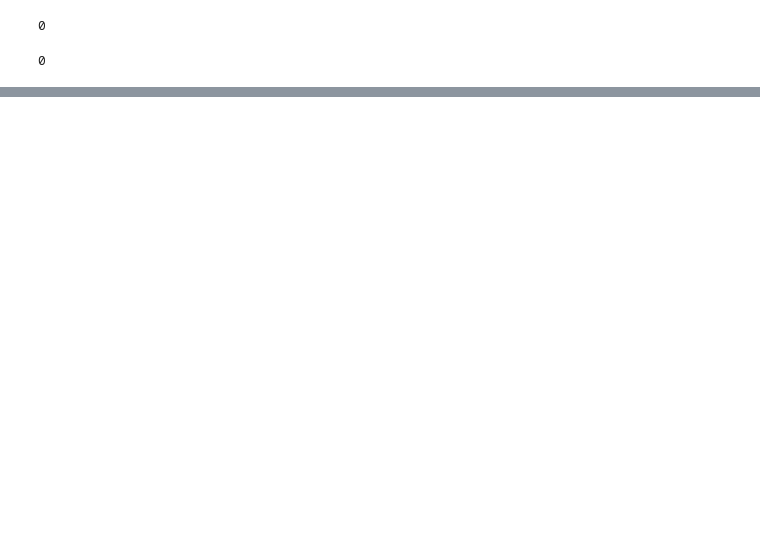
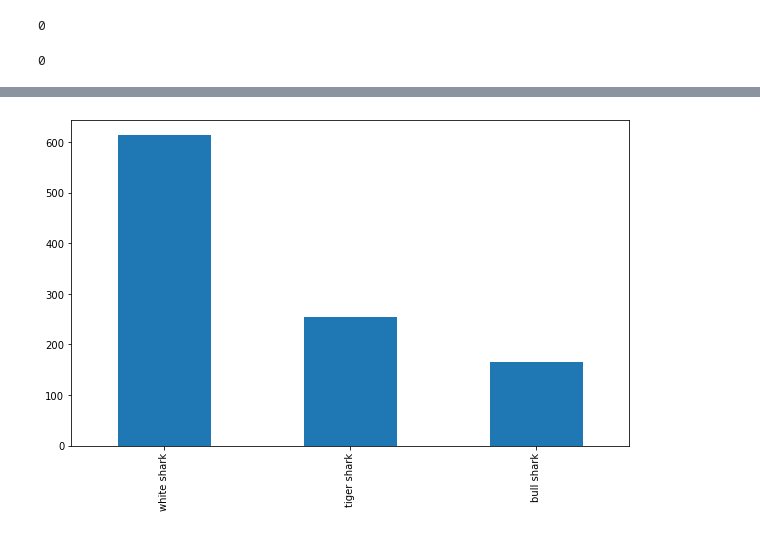
Before and after one commit to SergioSuarezgh/BabyShark_Sergio, a Jupyter notebook: revision.ipynb, the cells around one changed output, grey strips where cells are left out. Cells and saved outputs as stored; diff of their text form; code cells hidden in the pictures; blank space fills up the shorter version.

```diff
--- a/revision.ipynb
+++ b/revision.ipynb
@@ -726,0 +935,4 @@ sharkv5.originalorder.fillna(value='unkwnow', inplace=True)
+# %%
+sharkv7=sharkv6.copy()
+
+sharkv7=sharkv7.query('date>1846 or date>2022')
@@ -726,0 +943,8 @@ sharkv5.originalorder.fillna(value='unkwnow', inplace=True)
+# %%
+#Para mi estudio si que voy a tener que eliminar más columnas que falsean el mismo ya que voy a sacar
+# datos sobre actividad y species por lo que voy a eliminar todas las que sean unkwnow en species
+sharkv8=sharkv7.copy()
+sharkv8=sharkv7[sharkv7.species!='unkwnow'].drop(index=0)
+
+
+sharkv8.shape
@@ -726,0 +1021,6 @@ sharkv5.originalorder.fillna(value='unkwnow', inplace=True)
+# %%
+plt.figure(figsize=(10, 6))
+
+sharkv8.species.value_counts().head(3).plot.bar();
+# %% [output]
+[figure, added]
```
Also changed, not shown: parts of 35 cells of this notebook, 5 other files.
